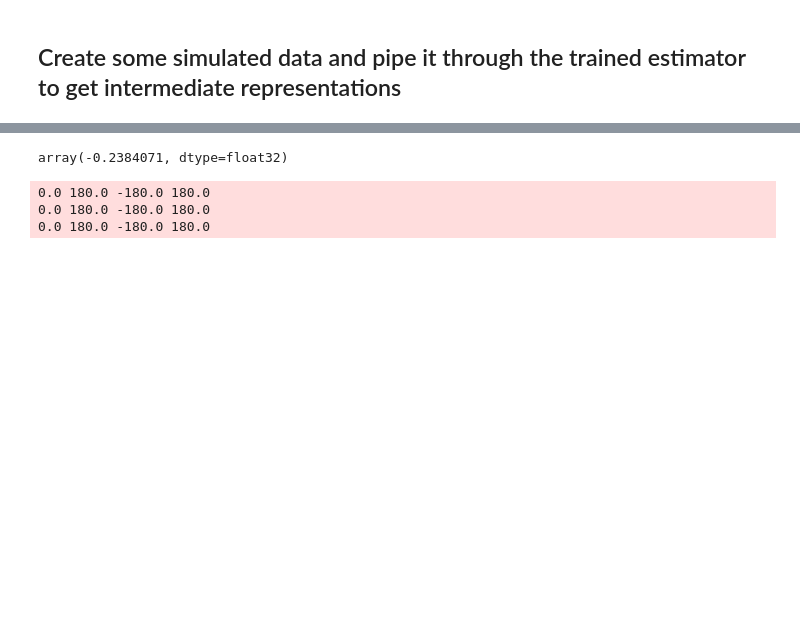
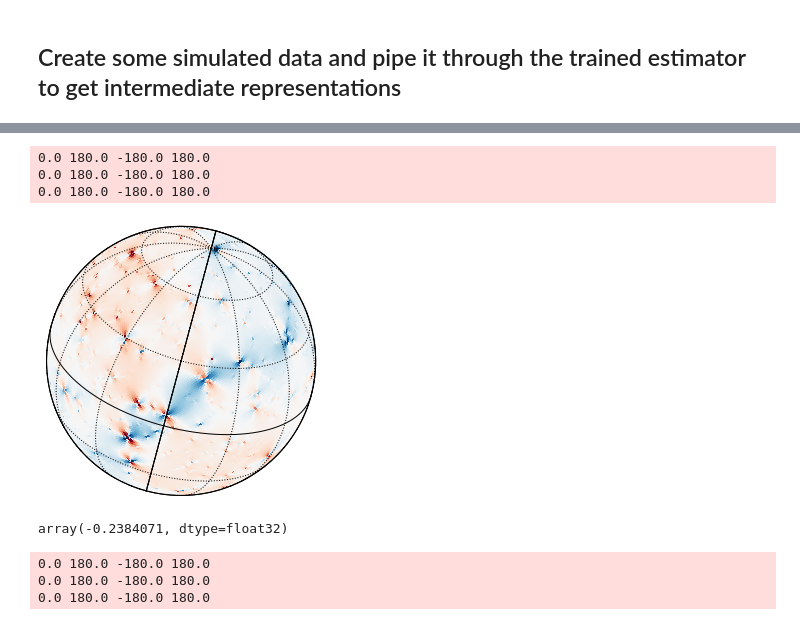
Before and after one commit to smsharma/neural-global-astrometry, a Jupyter notebook: notebooks/02_plot_maps.ipynb, the cells around one changed output, grey strips where cells are left out. Drawn from its saved outputs; the diff is of its cells as text; code cells hidden in the pictures; blank space fills up the shorter version.

```diff
--- a/notebooks/02_plot_maps.ipynb
+++ b/notebooks/02_plot_maps.ipynb
@@ -101,3 +104,32 @@ hp.mollview(1e6 * sim.mu_qsrs[:,1] / 1e-4,max=max_mu, min=-max_mu, title=r"\bf{I
+# %%
+max_mu = 3e-4 / 0.6e-4
+nside = 64
+
+def make_map(map_test1, min, max, add_projscatter=False, rot=(120, 30,345)):
+    dot_size=10
+    cmap = cmaps.RdBu_r
+    cmap.set_under('w', alpha=1)
+
+
+    # map_test1_bw = map_test1.astype(np.float)/np.max(map_test1);
+    hp.visufunc.orthview(map=map_test1, half_sky=True, title='', rot=rot, cmap=cmap, cbar=False, hold=True, nest=False, min=min, max=max, notext=True);
+
+    theta, phi = hp.pix2ang(hp.npix2nside(len(map_test1)), range(len(map_test1)), nest=True);
+    if add_projscatter:
+        hp.projscatter(theta, phi, c='k', s=dot_size);
+    hp.graticule();
+    hp.graticule(dmer=360,dpar=360,alpha=1, rot=(0,0,15), local=True);
+    hp.graticule(dmer=360,dpar=360,alpha=1, rot=(0,0,195), local=True);
+
+map_test1 = hp.ud_grade(1e6 * sim.mu_qsrs[:,1] / 1e-4, nside_out=nside, power=-2)
+make_map(map_test1, min=-max_mu, max=max_mu, rot=(180, 30, 345))
+plt.tight_layout()
+plt.savefig("/Users/smsharma/Desktop/sphere.pdf")
+# %% [output]
+0.0 180.0 -180.0 180.0
+0.0 180.0 -180.0 180.0
+0.0 180.0 -180.0 180.0
+[figure, added]
 # %%
 import sys
 sys.path.append("../")
```
Also changed, not shown: parts of 9 cells of this notebook, 29 other files.
